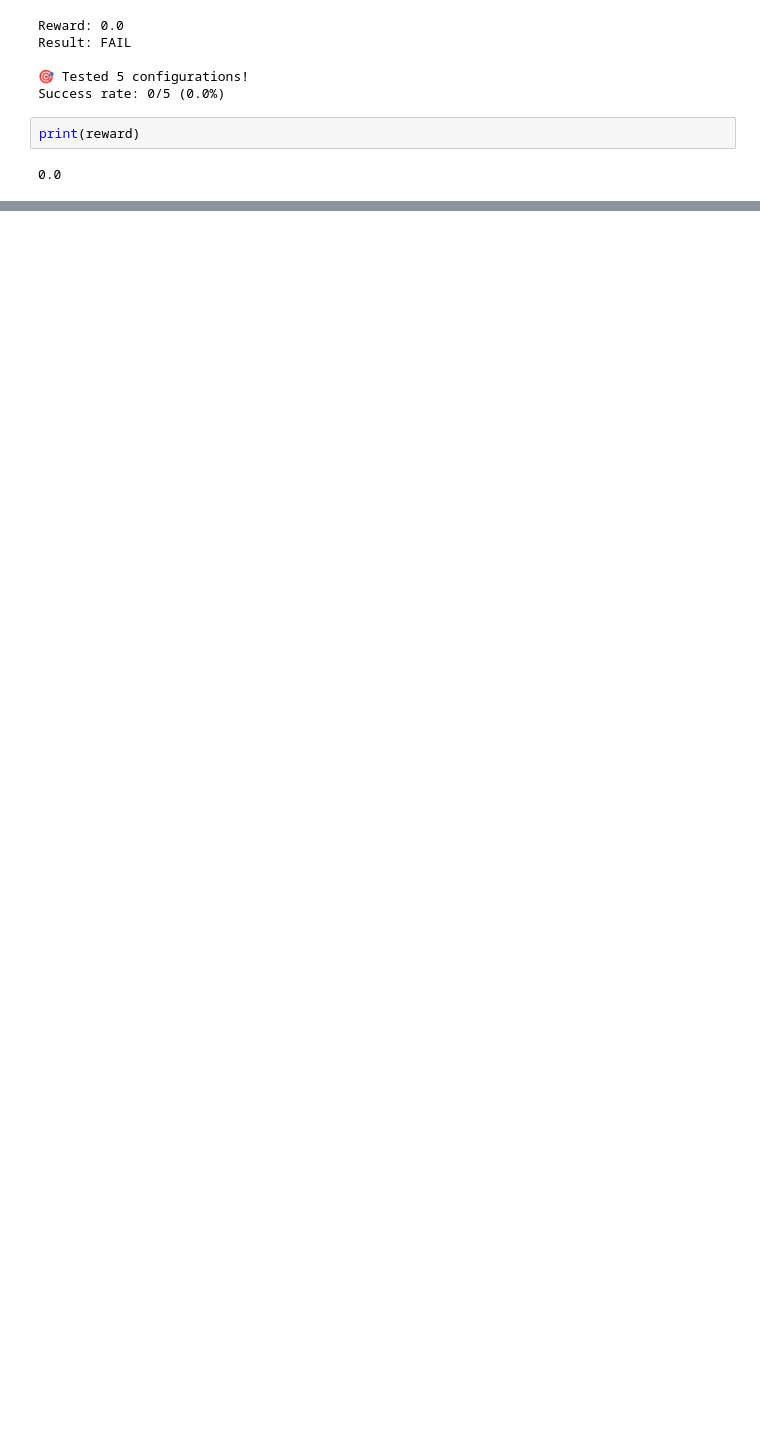
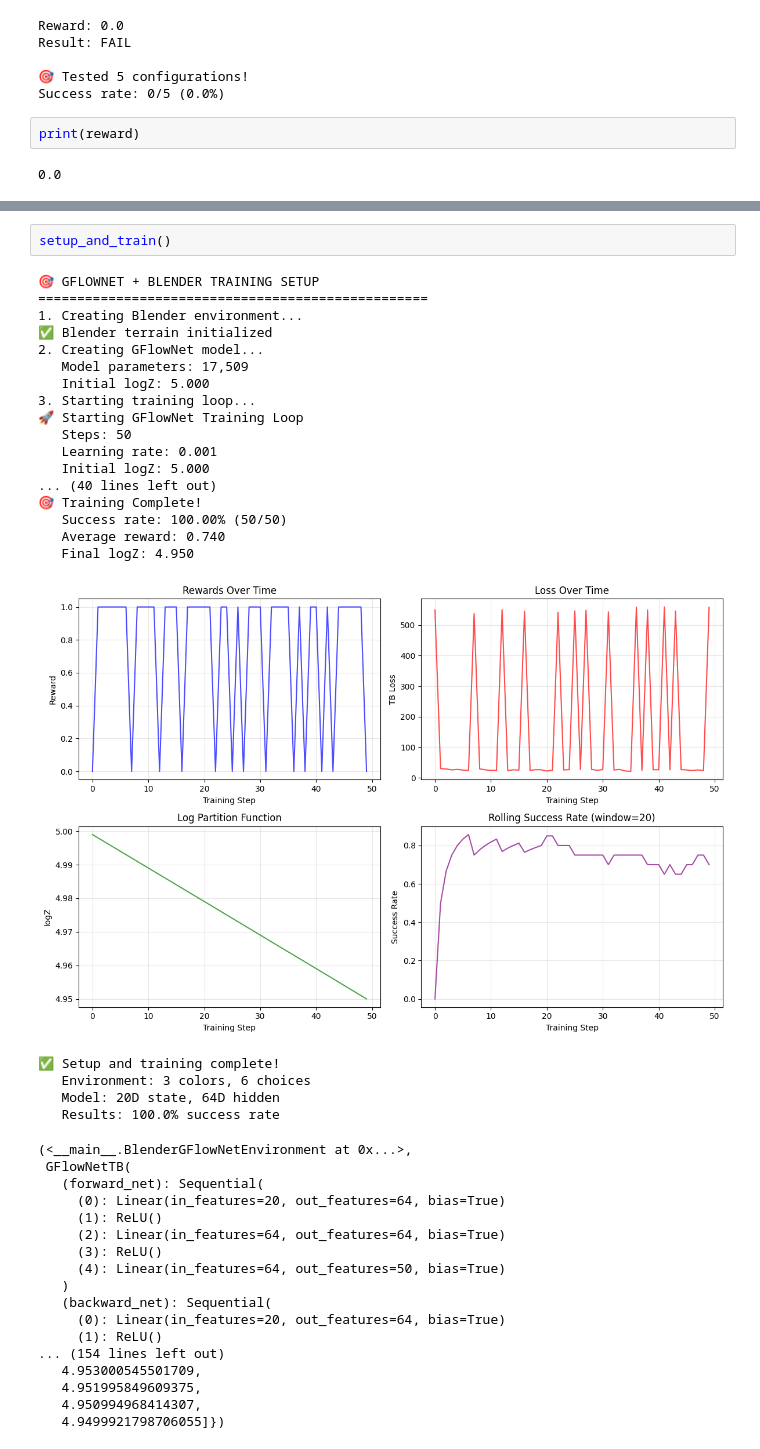
Before and after one commit to JayCeLeonardUO/bpygfn, a Jupyter notebook: color_ramp_notebook.ipynb, the cells around one changed output, grey strips where cells are left out. Drawn from its saved outputs; the diff is of its cells as text; blank space fills up the shorter version.

Commit message:
updates to blender utility

```diff
--- a/color_ramp_notebook.ipynb
+++ b/color_ramp_notebook.ipynb
@@ -3604,0 +4973,42 @@ Success rate: 0/5 (0.0%)
+# %%
+setup_and_train()
+# %% [output]
+🎯 GFLOWNET + BLENDER TRAINING SETUP
+==================================================
+1. Creating Blender environment...
+✅ Blender terrain initialized
+2. Creating GFlowNet model...
+   Model parameters: 17,509
+   Initial logZ: 5.000
+3. Starting training loop...
+🚀 Starting GFlowNet Training Loop
+   Steps: 50
+   Learning rate: 0.001
+   Initial logZ: 5.000
+... (40 lines left out)
+🎯 Training Complete!
+   Success rate: 100.00% (50/50)
+   Average reward: 0.740
+   Final logZ: 4.950
+[figure, added]
+✅ Setup and training complete!
+   Environment: 3 colors, 6 choices
+   Model: 20D state, 64D hidden
+   Results: 100.0% success rate
+(<__main__.BlenderGFlowNetEnvironment at 0x...>,
+ GFlowNetTB(
+   (forward_net): Sequential(
+     (0): Linear(in_features=20, out_features=64, bias=True)
+     (1): ReLU()
+     (2): Linear(in_features=64, out_features=64, bias=True)
+     (3): ReLU()
+     (4): Linear(in_features=64, out_features=50, bias=True)
+   )
+   (backward_net): Sequential(
+     (0): Linear(in_features=20, out_features=64, bias=True)
+     (1): ReLU()
+... (154 lines left out)
+   4.953000545501709,
+   4.951995849609375,
+   4.950994968414307,
+   4.9499921798706055]})
```
Also changed, not shown: parts of 8 cells of this notebook, 1 other file.
